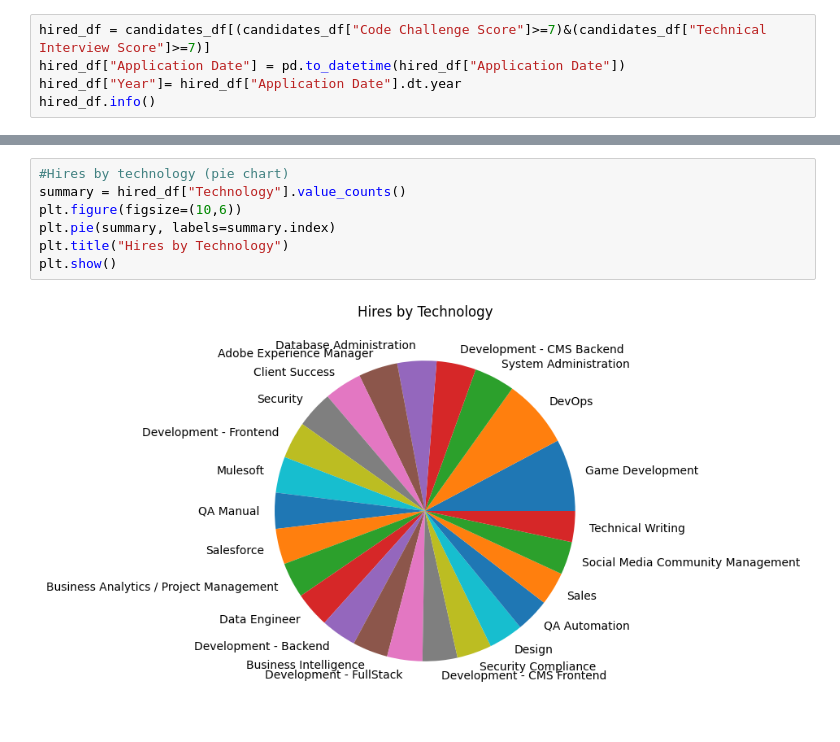
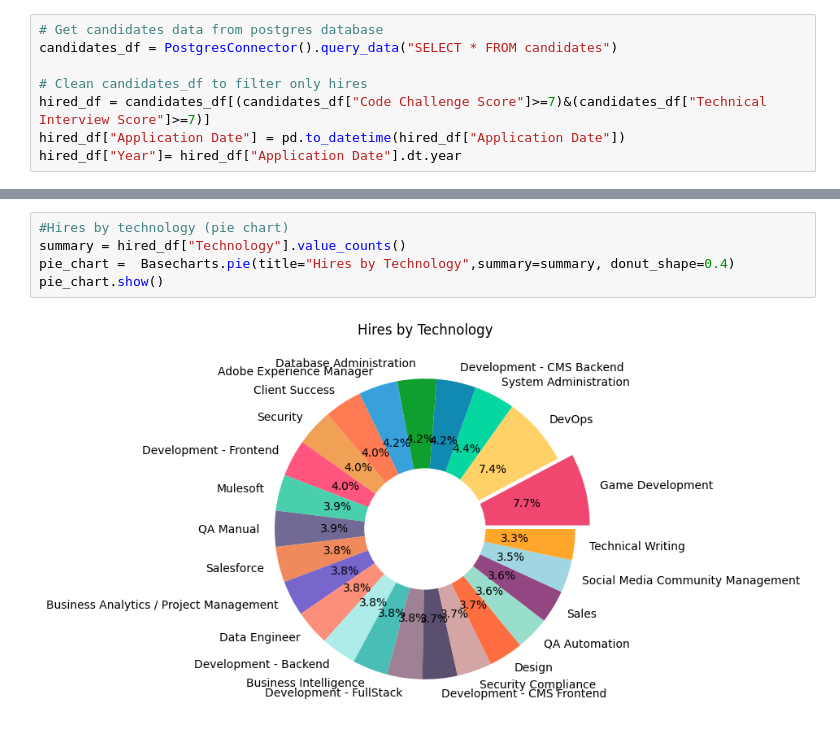
Before and after one commit to henriquemeca/candidates-etl-and-dataviz-challenge, a Jupyter notebook: candidates_visualizations.ipynb, the cells around one changed output, grey strips where cells are left out. Drawn from its saved outputs; the diff is of its cells as text.

```diff
--- a/candidates_visualizations.ipynb
+++ b/candidates_visualizations.ipynb
@@ -39,6 +6,9 @@ memory usage: 3.8+ MB
 # %%
+# Get candidates data from postgres database
+candidates_df = PostgresConnector().query_data("SELECT * FROM candidates")
+
+# Clean candidates_df to filter only hires
 hired_df = candidates_df[(candidates_df["Code Challenge Score"]>=7)&(candidates_df["Technical Interview Score"]>=7)]
 hired_df["Application Date"] = pd.to_datetime(hired_df["Application Date"])
 hired_df["Year"]= hired_df["Application Date"].dt.year
-hired_df.info()
 # %% [output]
@@ -73,12 +25,10 @@ See the caveats in the documentation: https://pandas.pydata.org/pandas-docs/stab
 # %%
 #Hires by technology (pie chart)
 summary = hired_df["Technology"].value_counts()
-plt.figure(figsize=(10,6))
-plt.pie(summary, labels=summary.index)
-plt.title("Hires by Technology")
-plt.show()
+pie_chart =  Basecharts.pie(title="Hires by Technology",summary=summary, donut_shape=0.4)
+pie_chart.show()
 # %% [output]
-[figure, old version]
+[figure, new version]
 # %%
 #Hires by year (horizontal bar chart)
 summary = hired_df.groupby("Year")["Email"].count()
```
Also changed, not shown: parts of 6 cells of this notebook, 8 other files.
